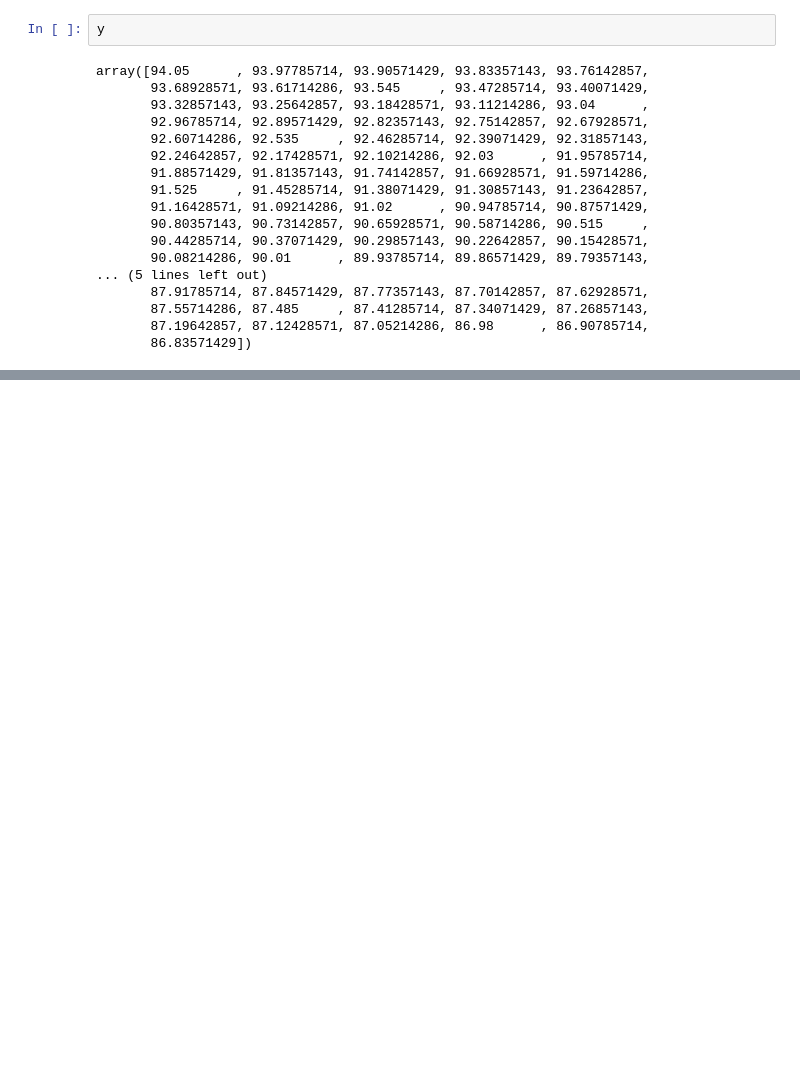
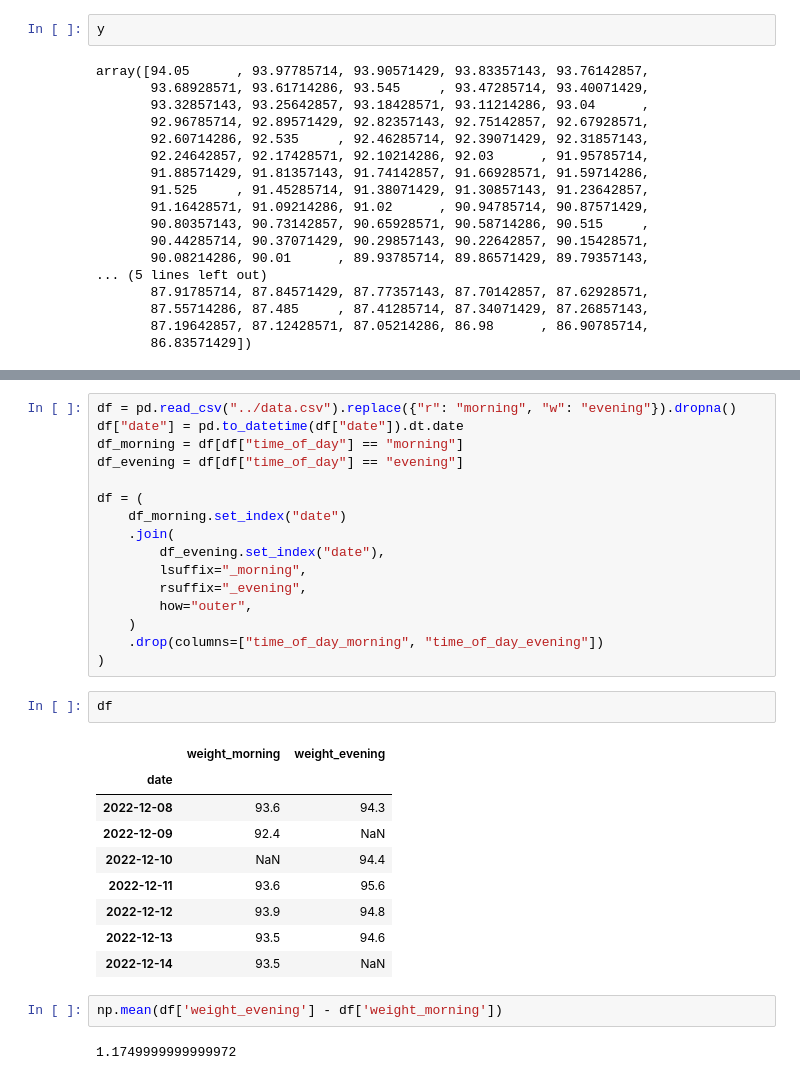
Before and after one commit to MichalG96/dash-test, a Jupyter notebook: notebooks/moving_average.ipynb, the cells around one changed output, grey strips where cells are left out. Drawn from its saved outputs; the diff is of its cells as text; blank space fills up the shorter version.

```diff
--- a/notebooks/moving_average.ipynb
+++ b/notebooks/moving_average.ipynb
@@ -168,0 +209,32 @@ f.show()
+# %%
+df = pd.read_csv("../data.csv").replace({"r": "morning", "w": "evening"}).dropna()
+df["date"] = pd.to_datetime(df["date"]).dt.date
+df_morning = df[df["time_of_day"] == "morning"]
+df_evening = df[df["time_of_day"] == "evening"]
+
+df = (
+    df_morning.set_index("date")
+    .join(
+        df_evening.set_index("date"),
+        lsuffix="_morning",
+        rsuffix="_evening",
+        how="outer",
+    )
+    .drop(columns=["time_of_day_morning", "time_of_day_evening"])
+)
+# %%
+df
+# %% [output]
+|  | weight_morning | weight_evening |
+| date |  |  |
+| 2022-12-08 | 93.6 | 94.3 |
+| 2022-12-09 | 92.4 | NaN |
+| 2022-12-10 | NaN | 94.4 |
+| 2022-12-11 | 93.6 | 95.6 |
+| 2022-12-12 | 93.9 | 94.8 |
+| 2022-12-13 | 93.5 | 94.6 |
+| 2022-12-14 | 93.5 | NaN |
+# %%
+np.mean(df['weight_evening'] - df['weight_morning'])
+# %% [output]
+1.1749999999999972
```
Also changed, not shown: parts of 20 cells of this notebook, 1 other file.
